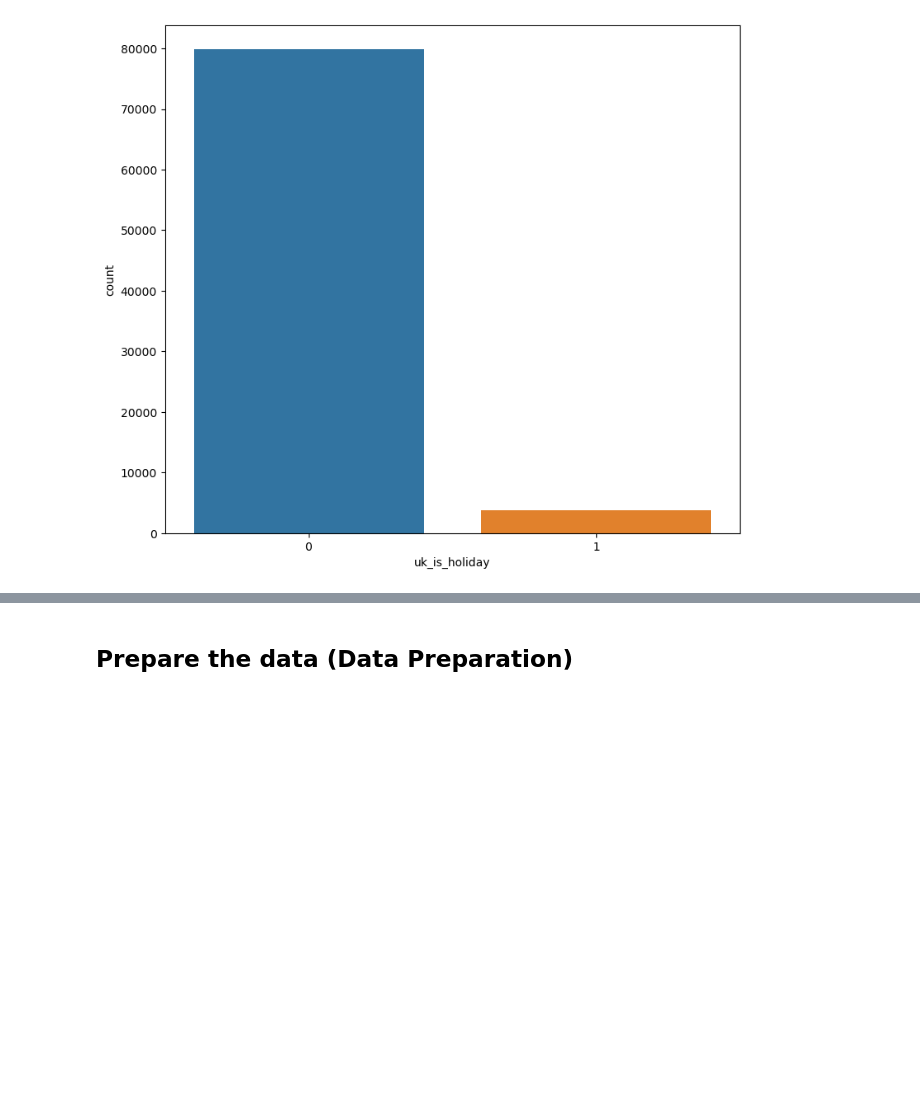
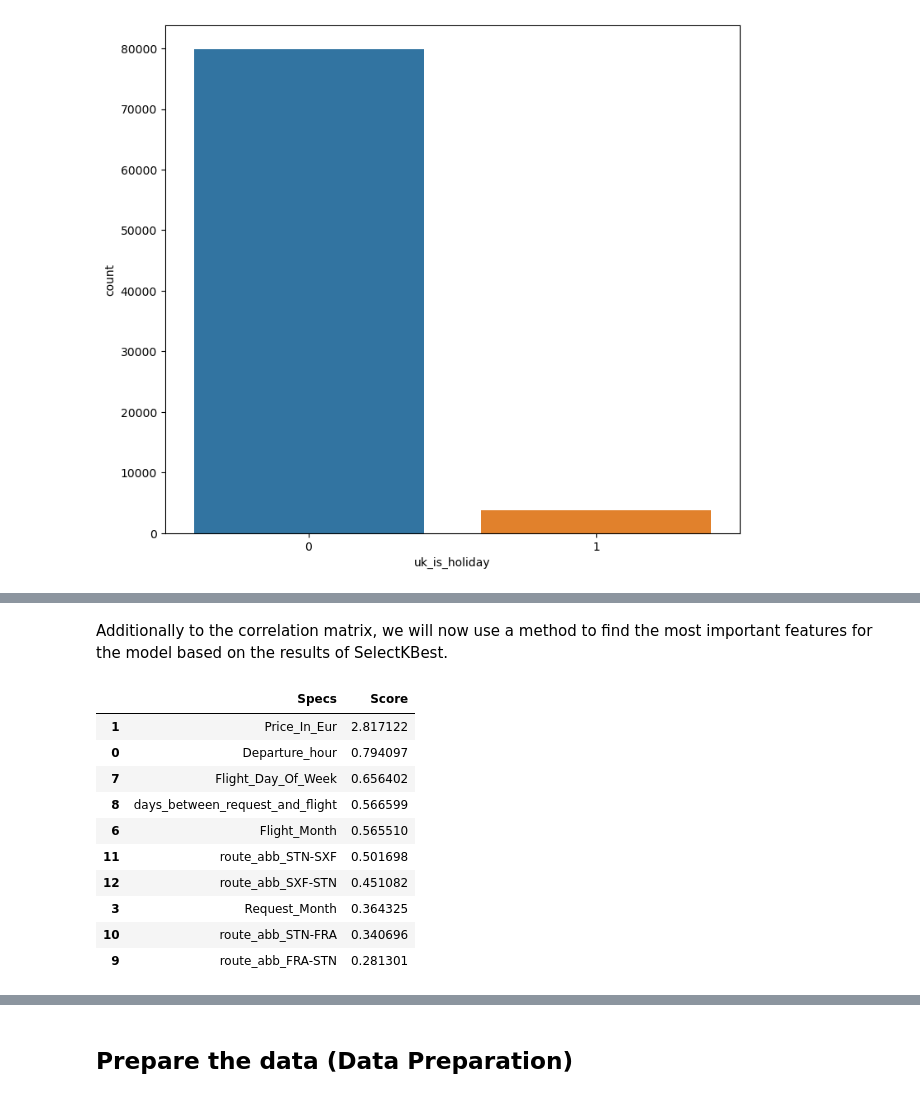
Before and after one commit to ahirsch-github/flight-price-prediction, a Jupyter notebook: flight-price-prediction.ipynb, the cells around one changed output, grey strips where cells are left out. Saved outputs shown, nothing was run; the diff lists cells and outputs as text; code cells hidden in the pictures; blank space fills up the shorter version.

```diff
--- a/flight-price-prediction.ipynb
+++ b/flight-price-prediction.ipynb
@@ -694,0 +742,43 @@ sns.heatmap(corr_matrix, annot=True, cmap='coolwarm', fmt='.2f');
+# %% [markdown]
+Additionally to the correlation matrix, we will now use a method to find the most important features for the model based on the results of SelectKBest.
+# %%
+# feature selection with sklearn
+from sklearn.feature_selection import SelectKBest
+from sklearn.feature_selection import mutual_info_regression
+
+# copy the data
+df_train_copy2 = df_train_copy.copy()
+
+# separate the features and the target variable 'min_future_price_in_Eur'
+X = df_train_copy2.drop(['min_future_price_in_Eur', 'Request_Date', 'Flight_Date', 'index', 'flight_unique_id'], axis=1)
+y = df_train_copy2['min_future_price_in_Eur']
+
+# convert the categorical columns to numerical
+X = pd.get_dummies(X)
+
+# apply SelectKBest class to extract top 10 best features
+bestfeatures = SelectKBest(score_func=mutual_info_regression , k=10)
+fit = bestfeatures.fit(X, y)
+
+# create a dataframe with the scores
+dfscores = pd.DataFrame(fit.scores_)
+dfcolumns = pd.DataFrame(X.columns)
+
+# concat the two dataframes for better visualization
+featureScores = pd.concat([dfcolumns, dfscores], axis=1)
+featureScores.columns = ['Specs', 'Score']
+
+# print the 10 best features
+featureScores.nlargest(10, 'Score')
+# %% [output]
+|  | Specs | Score |
+| 1 | Price_In_Eur | 2.817122 |
+| 0 | Departure_hour | 0.794097 |
+| 7 | Flight_Day_Of_Week | 0.656402 |
+| 8 | days_between_request_and_flight | 0.566599 |
+| 6 | Flight_Month | 0.565510 |
+| 11 | route_abb_STN-SXF | 0.501698 |
+| 12 | route_abb_SXF-STN | 0.451082 |
+| 3 | Request_Month | 0.364325 |
+| 10 | route_abb_STN-FRA | 0.340696 |
+| 9 | route_abb_FRA-STN | 0.281301 |
```
Also changed, not shown: parts of 37 cells of this notebook.
